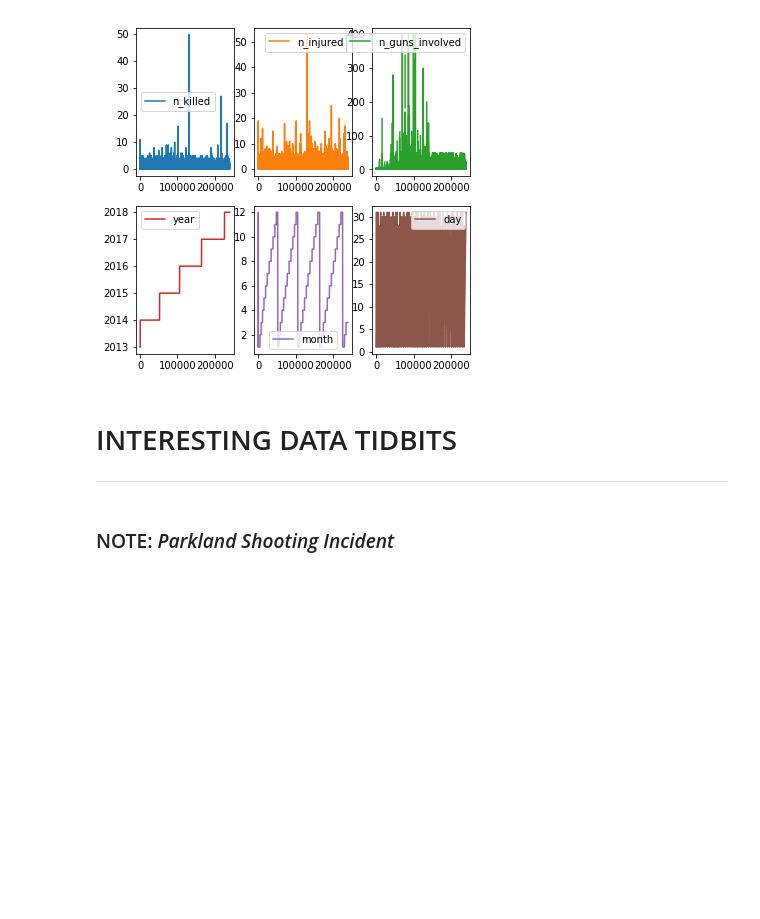
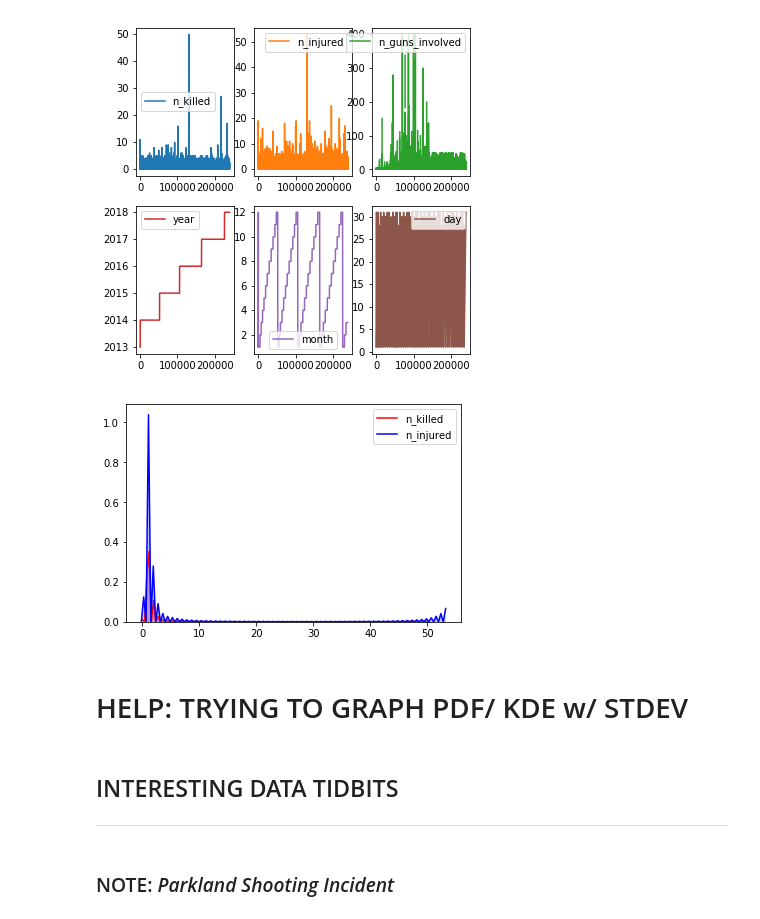
Before and after one commit to jayceazua/ds-1-1, a Jupyter notebook: ds-1-1-final-project/gun_violence_playground.ipynb, the cells around one changed output. Cells and saved outputs as stored; diff of their text form; code cells hidden in the pictures; blank space fills up the shorter version.

```diff
--- a/ds-1-1-final-project/gun_violence_playground.ipynb
+++ b/ds-1-1-final-project/gun_violence_playground.ipynb
@@ -344,8 +344,16 @@ df.plot(subplots=True, figsize=(6, 6));
 df.plot(subplots=True, layout=(2, 3), figsize=(6, 6), sharex=False);
 # %% [output]
 [figure]
+# %%
+p1=sns.kdeplot(df['n_killed'], shade=True, color="r")
+p1=sns.kdeplot(df['n_injured'], shade=True, color="b")
+plt.show()
+# %% [output]
+[figure, added]
+# %% [markdown]
+# HELP: TRYING TO GRAPH PDF/ KDE w/ STDEV
 # %% [markdown]
-# INTERESTING DATA TIDBITS
+## INTERESTING DATA TIDBITS
 
 ***
 # %% [markdown]
```
Also changed, not shown: parts of 6 cells of this notebook.
